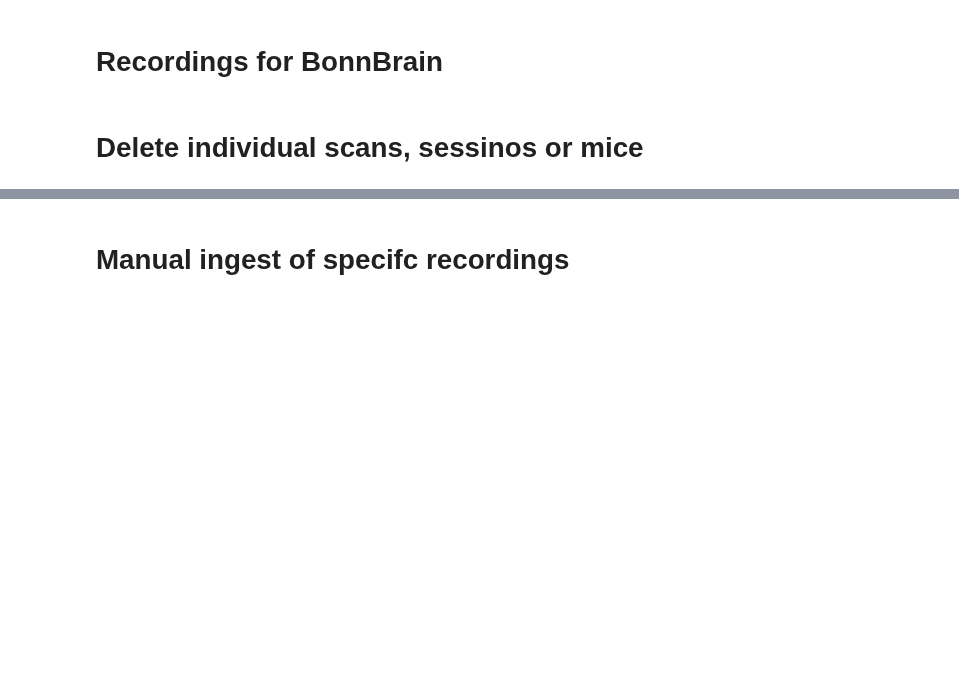
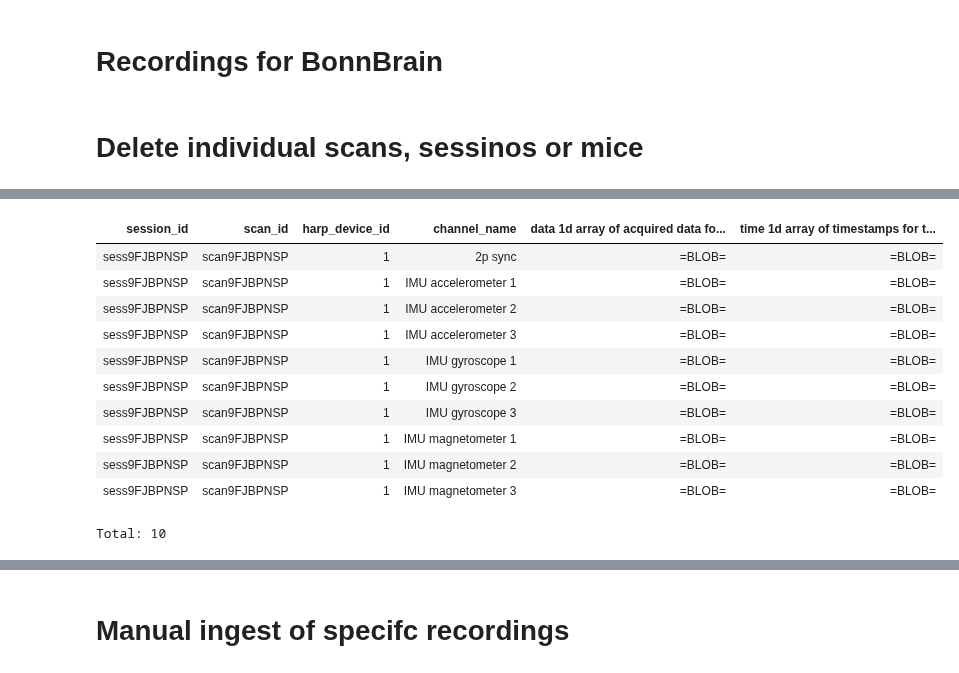
Before and after one commit to Gyepee/adamacs_jisooj, a Jupyter notebook: notebooks/66_manual.ipynb, the cells around one changed output, grey strips where cells are left out. Cells and saved outputs as stored; diff of their text form; code cells hidden in the pictures; blank space fills up the shorter version.

```diff
--- a/notebooks/66_manual.ipynb
+++ b/notebooks/66_manual.ipynb
@@ -23,0 +89,15 @@ dj.__version__
+# %%
+behavior.HarpRecording.Channel()
+# %% [output]
+| session_id | scan_id | harp_device_id | channel_name | data 1d array of acquired data fo... | time 1d array of timestamps for t... |
+| sess9FJBPNSP | scan9FJBPNSP | 1 | 2p sync | =BLOB= | =BLOB= |
+| sess9FJBPNSP | scan9FJBPNSP | 1 | IMU accelerometer 1 | =BLOB= | =BLOB= |
+| sess9FJBPNSP | scan9FJBPNSP | 1 | IMU accelerometer 2 | =BLOB= | =BLOB= |
+| sess9FJBPNSP | scan9FJBPNSP | 1 | IMU accelerometer 3 | =BLOB= | =BLOB= |
+| sess9FJBPNSP | scan9FJBPNSP | 1 | IMU gyroscope 1 | =BLOB= | =BLOB= |
+| sess9FJBPNSP | scan9FJBPNSP | 1 | IMU gyroscope 2 | =BLOB= | =BLOB= |
+| sess9FJBPNSP | scan9FJBPNSP | 1 | IMU gyroscope 3 | =BLOB= | =BLOB= |
+| sess9FJBPNSP | scan9FJBPNSP | 1 | IMU magnetometer 1 | =BLOB= | =BLOB= |
+| sess9FJBPNSP | scan9FJBPNSP | 1 | IMU magnetometer 2 | =BLOB= | =BLOB= |
+| sess9FJBPNSP | scan9FJBPNSP | 1 | IMU magnetometer 3 | =BLOB= | =BLOB= |
+Total: 10
```
Also changed, not shown: parts of 12 cells of this notebook, 1 other file.
